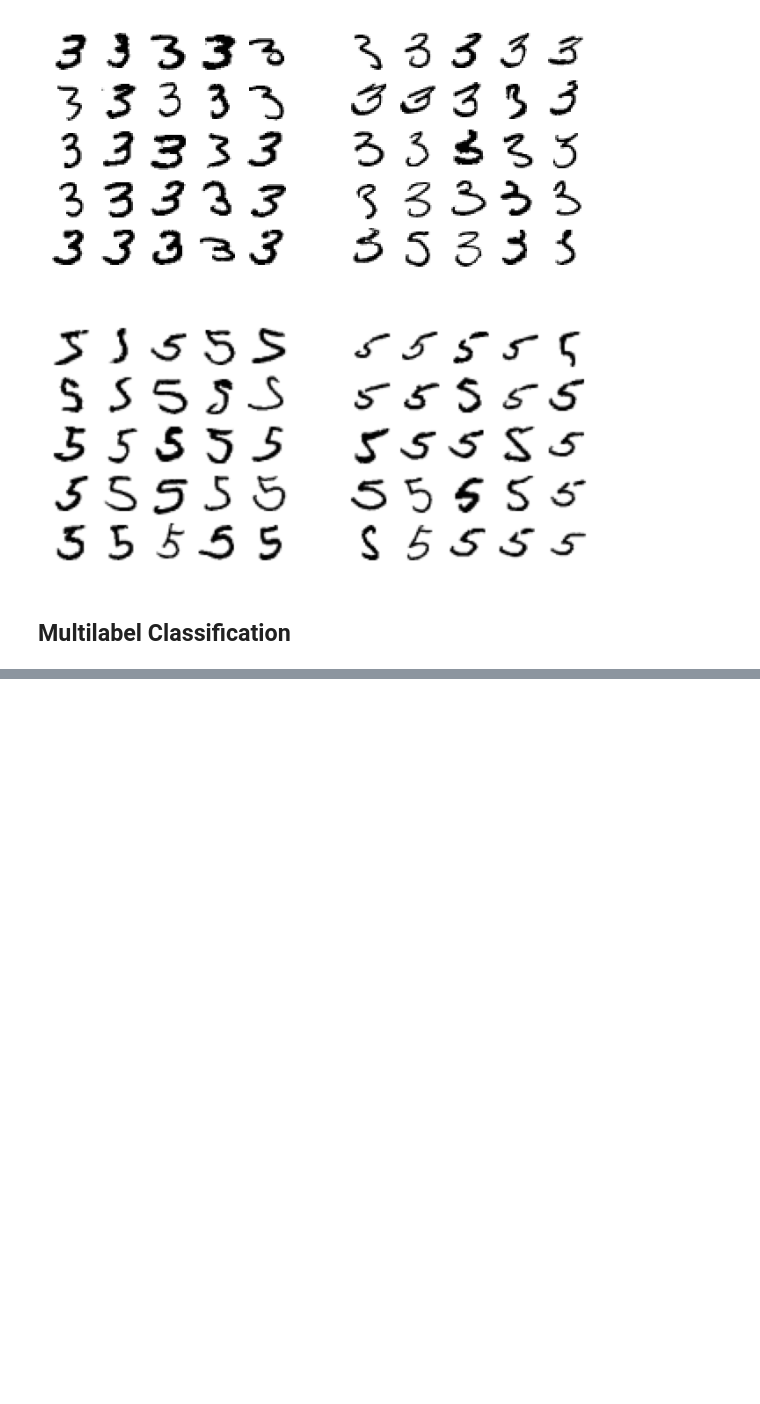
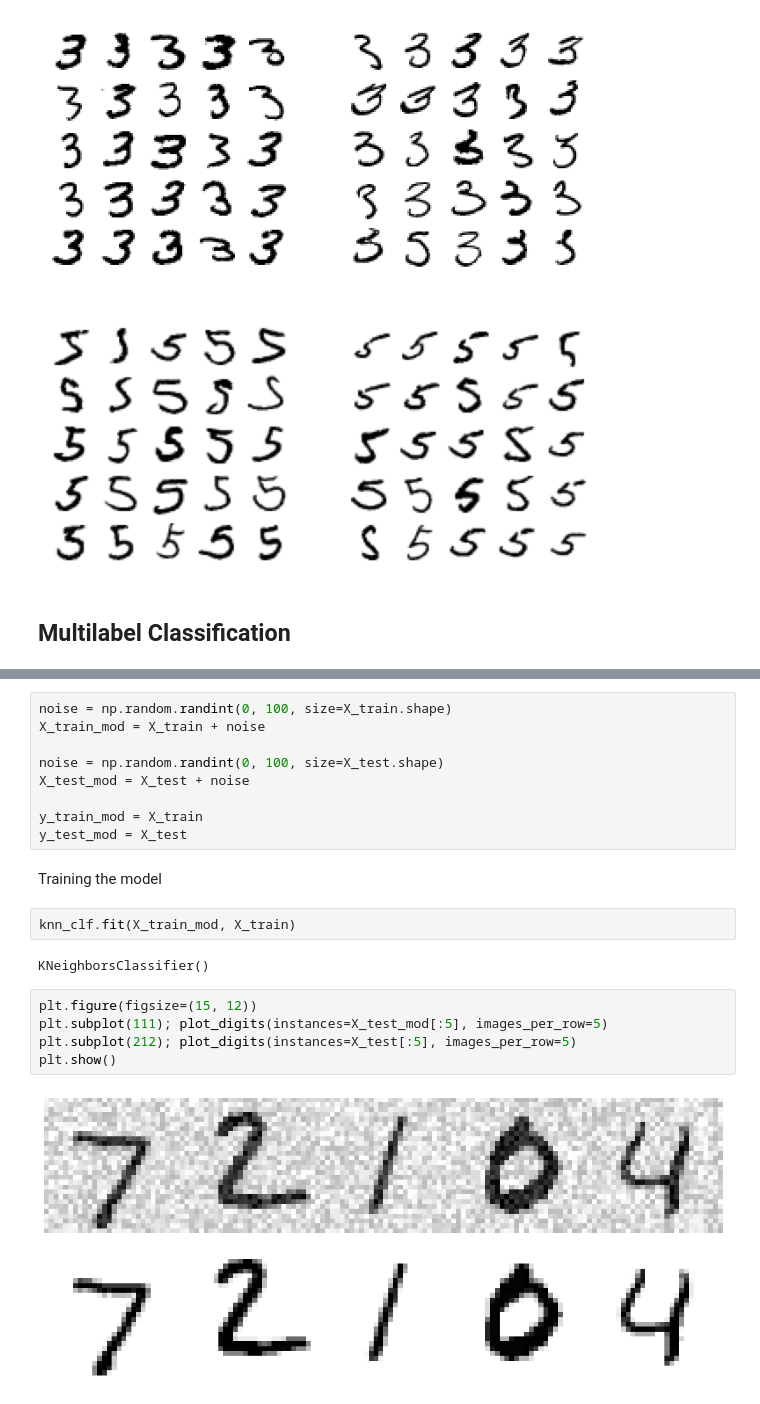
Before and after one commit to dfongang/handson-ml2, a Jupyter notebook: chapter_03/classification.ipynb, the cells around one changed output, grey strips where cells are left out. Cells and saved outputs as stored; diff of their text form; blank space fills up the shorter version.

```diff
--- a/chapter_03/classification.ipynb
+++ b/chapter_03/classification.ipynb
@@ -548,0 +582,22 @@ plt.show()
+# %%
+noise = np.random.randint(0, 100, size=X_train.shape)
+X_train_mod = X_train + noise
+
+noise = np.random.randint(0, 100, size=X_test.shape)
+X_test_mod = X_test + noise
+
+y_train_mod = X_train
+y_test_mod = X_test
+# %% [markdown]
+Training the model
+# %%
+knn_clf.fit(X_train_mod, X_train)
+# %% [output]
+KNeighborsClassifier()
+# %%
+plt.figure(figsize=(15, 12))
+plt.subplot(111); plot_digits(instances=X_test_mod[:5], images_per_row=5)
+plt.subplot(212); plot_digits(instances=X_test[:5], images_per_row=5)
+plt.show()
+# %% [output]
+[figure, added]
```
Also changed, not shown: parts of 8 cells of this notebook.
